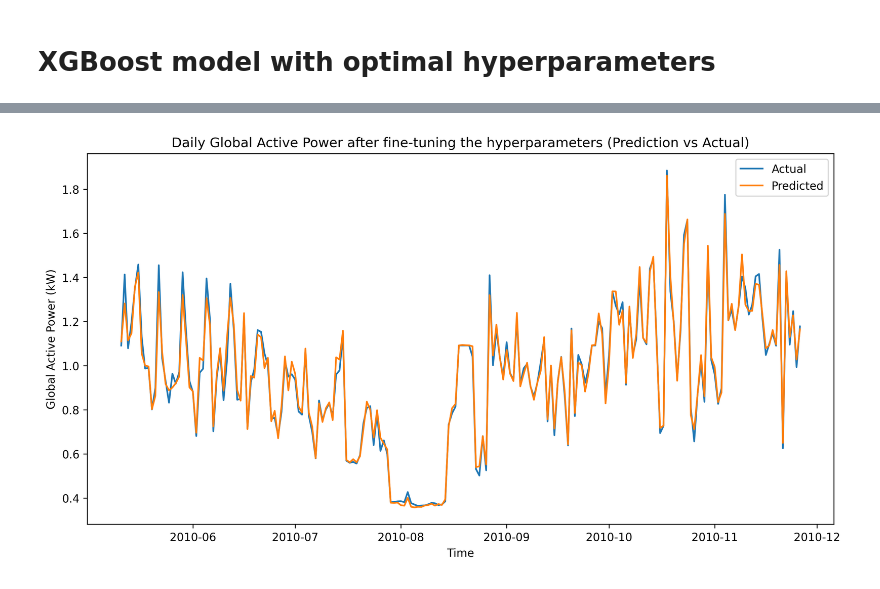
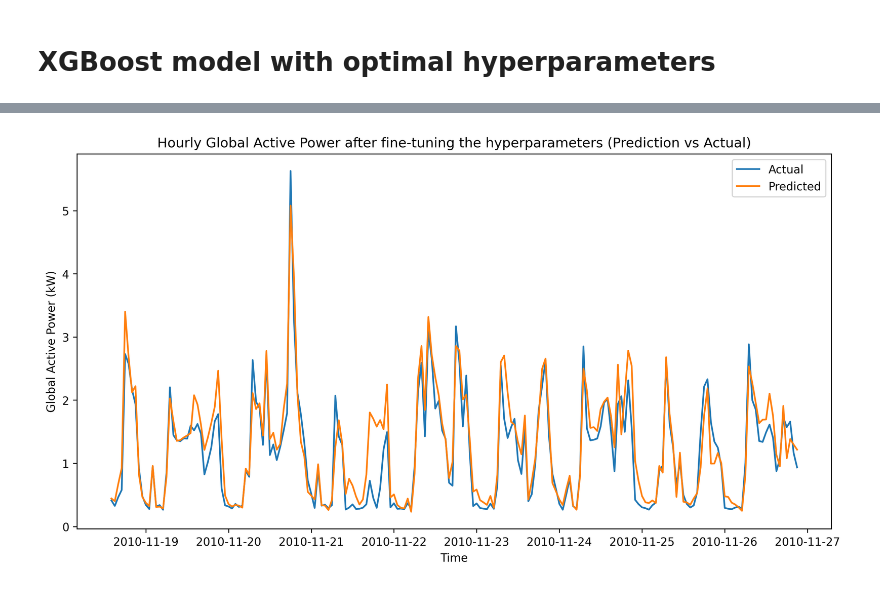
Before and after one commit to samirp92/Final-Year-Project-Time-Series-Forecating-, a Jupyter notebook: XGboost_Ele_Power_Consumption_Forecasting_Student_ID_21072112.ipynb, the cells around one changed output, grey strips where cells are left out. Cells and saved outputs as stored; diff of their text form; code cells hidden in the pictures.

```diff
--- a/XGboost_Ele_Power_Consumption_Forecasting_Student_ID_21072112.ipynb
+++ b/XGboost_Ele_Power_Consumption_Forecasting_Student_ID_21072112.ipynb
@@ -169,9 +185,9 @@ df_imputed['Sub_metering_4'] = equation1 - equation2
 # %%
 # Resampled the data
-daily_resampled = df_imputed.resample('D').mean()
+hourly_resampled = df_imputed.resample('H').mean()
 
 # Save DataFrame to a CSV file
-daily_resampled.to_csv('daily_resampled.csv')
+hourly_resampled.to_csv('hourly_resampled.csv')
 # %% [markdown]
 # EDA
 # %%
@@ -214,7 +230,7 @@ Shape after Daily resampling of data : (1442, 7)
 # %% [markdown]
 Note:- As Global_intensity and Sub_metering_4 are highly correlated with Global_active_power so I am removing Global_intensity column
 # %%
-df1 = daily_resampled.drop(['Global_intensity'], axis=1)
+df1 = hourly_resampled.drop(['Global_intensity', 'Sub_metering_4'], axis=1)
 # %% [markdown]
 # Feature Engineering
 # %%
@@ -254,18 +273,24 @@ Index(['Global_active_power', 'Global_reactive_power', 'Voltage',
+# %%
+# Initialize the Min-Max Scaler
+scaler = MinMaxScaler(feature_range=(0, 1))
+
+# Fit and transform the data
+df2 = pd.DataFrame(scaler.fit_transform(df1), columns=df1.columns, index=df1.index)
 # %% [markdown]
 # Train-Test Splitting
 # %%
 # Split the data into Train & Test Split
 target = ['Global_active_power']
-features = df1.drop(columns=['Global_active_power']).columns
+features = df2.drop(columns=['Global_active_power']).columns
 
-train_size = int(len(df1) * 0.80)
-df1_train = df1[:train_size]
-df1_test = df1[train_size:]
+train_size = int(len(df2) * 0.80)
+df2_train = df2[:train_size]
+df2_test = df2[train_size:]
 
-X_train = df1_train[features]
-y_train = df1_train[target]
-X_test = df1_test[features]
-y_test = df1_test[target]
+X_train = df2_train[features]
+y_train = df2_train[target]
+X_test = df2_test[features]
+y_test = df2_test[target]
 
 # Check the shape of Train & Test Split
 X_train.shape,y_train.shape, X_test.shape, y_test.shape
@@ -485,12 +564,12 @@ Test RMSE: 0.036
 # %%
-# Plot the graph Actual vs Prediction
+# Plot the graph with fine-tuned the hyperparameters (Actual vs Prediction)
 plt.figure(figsize=(12, 6), dpi=300)
-plt.plot(df1.index[-200:], y_test[-200:], label='Actual')
-plt.plot(df1.index[-200:], test_predict[-200:], label='Predicted')
-plt.title('Daily Global Active Power after fine-tuning the hyperparameters (Prediction vs Actual)')
+plt.plot(df1.index[-200:], true_y_test[-200:], label='Actual')
+plt.plot(df1.index[-200:], pred_y_test[-200:], label='Predicted')
+plt.title('Hourly Global Active Power after fine-tuning the hyperparameters (Prediction vs Actual)')
 plt.xlabel('Time')
 plt.ylabel('Global Active Power (kW)')
 plt.legend()
 plt.show()
 # %% [output]
-[figure, old version]
+[figure, new version]
```
Also changed, not shown: parts of 11 cells of this notebook.
